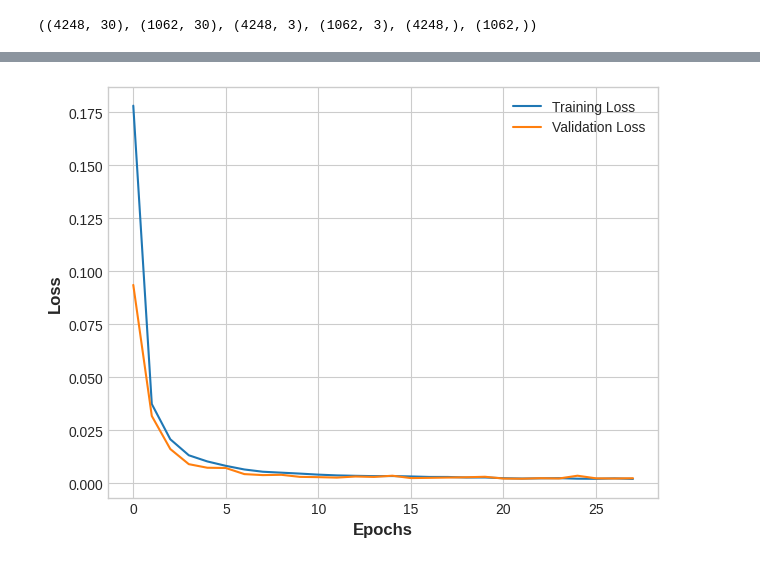
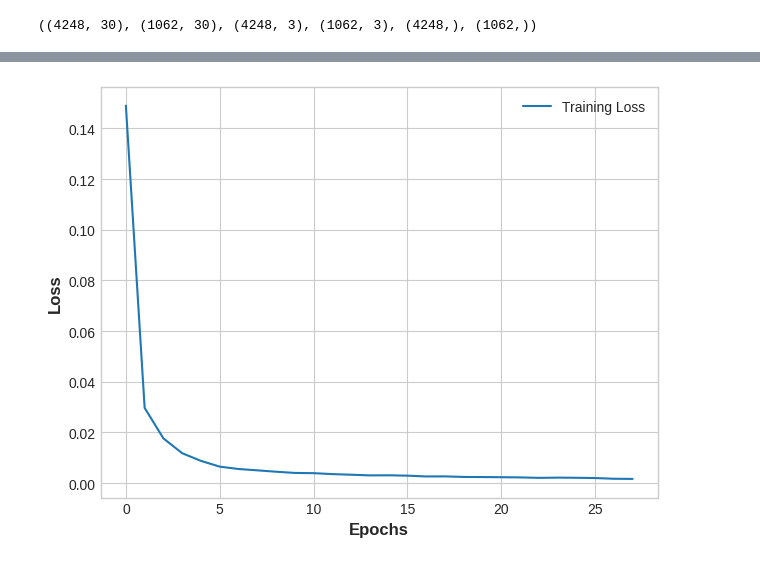
Before and after one commit to FROZENPOP/CRISPR_TARGET_NN, a Jupyter notebook: crispr-rnn.ipynb, the cells around one changed output, grey strips where cells are left out. Saved outputs shown, nothing was run; the diff lists cells and outputs as text; code cells hidden in the pictures.

```diff
--- a/crispr-rnn.ipynb
+++ b/crispr-rnn.ipynb
@@ -208,8 +209,7 @@ test_loss, test_mse = modelall.evaluate([X_seq_test, X_num_test_scaled], y_test)
 print(f"Test Loss: {test_loss}, Test MSE: {test_mse}")
 
 # Graph the training
-plt.plot(history.history['loss'], label='Training Loss')
-plt.plot(history.history['val_loss'], label='Validation Loss')
+plt.plot(history_full.history['loss'], label='Training Loss')
 plt.xlabel('Epochs')
 plt.ylabel('Loss')
 plt.legend()
@@ -220,4 +220,4 @@ Test Loss: 0.0015904981410130858, Test MSE: 0.0015904981410130858
-[figure, old version]
+[figure, new version]
 # %%
 # Test data
 test_sequence = "CAGAAAAAAAAACACTGCAACAAGAGGGTA"
```
Also changed, not shown: parts of 6 cells of this notebook.
